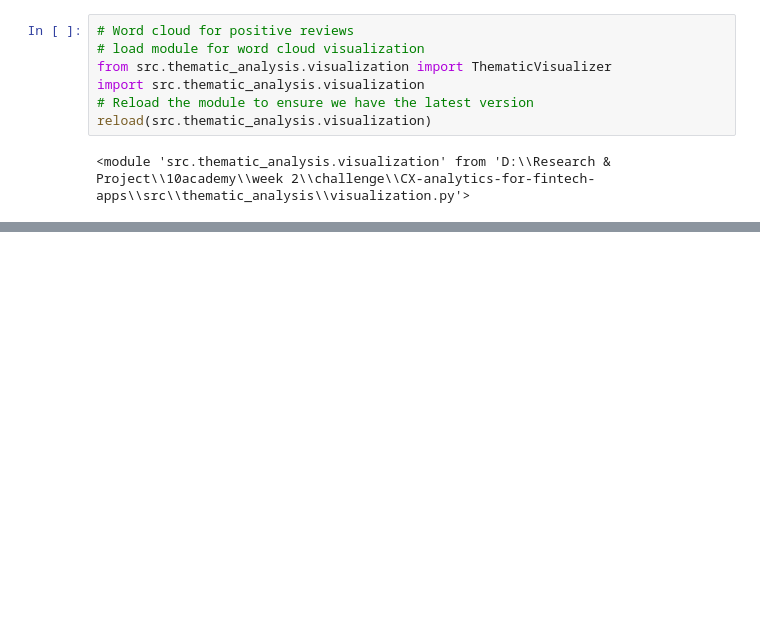
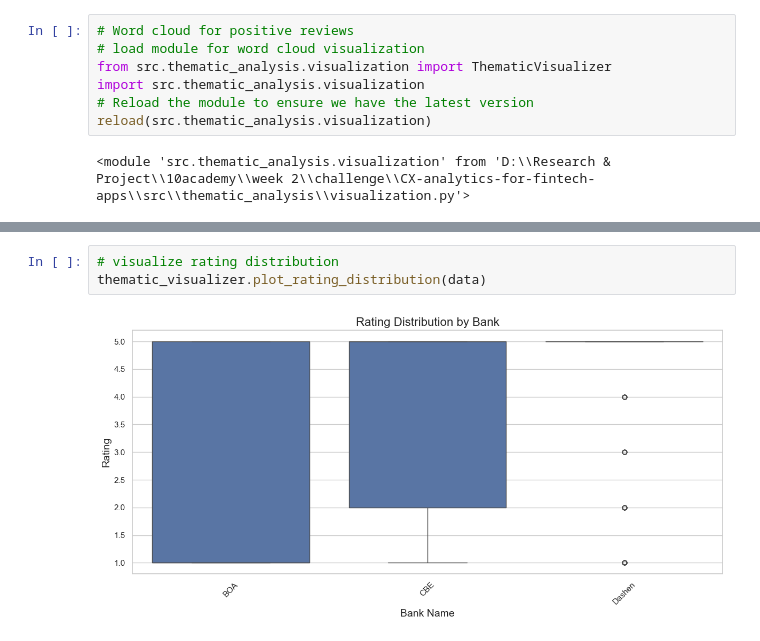
Before and after one commit to chalasimon/CX-analytics-for-fintech-apps, a Jupyter notebook: notebooks/task4.ipynb, the cells around one changed output, grey strips where cells are left out. Cells and saved outputs as stored; diff of their text form; blank space fills up the shorter version.

Commit message:
feat: rating distribution by bank is added

```diff
--- a/notebooks/task4.ipynb
+++ b/notebooks/task4.ipynb
@@ -147,0 +148,5 @@ Word cloud for Dashen:
+# %%
+# visualize rating distribution
+thematic_visualizer.plot_rating_distribution(data)
+# %% [output]
+[figure, added]
```
Also changed, not shown: parts of 1 cell of this notebook, 2 other files.
